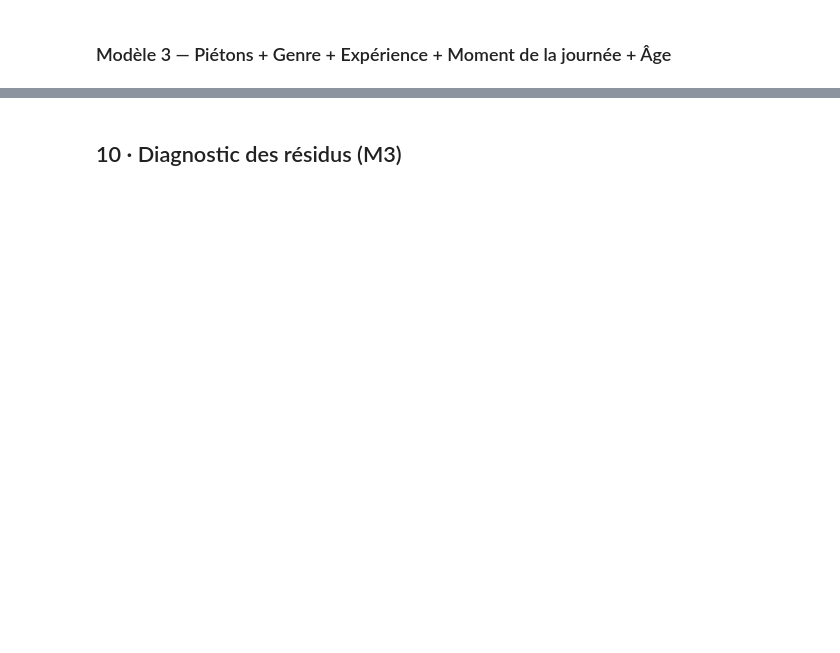
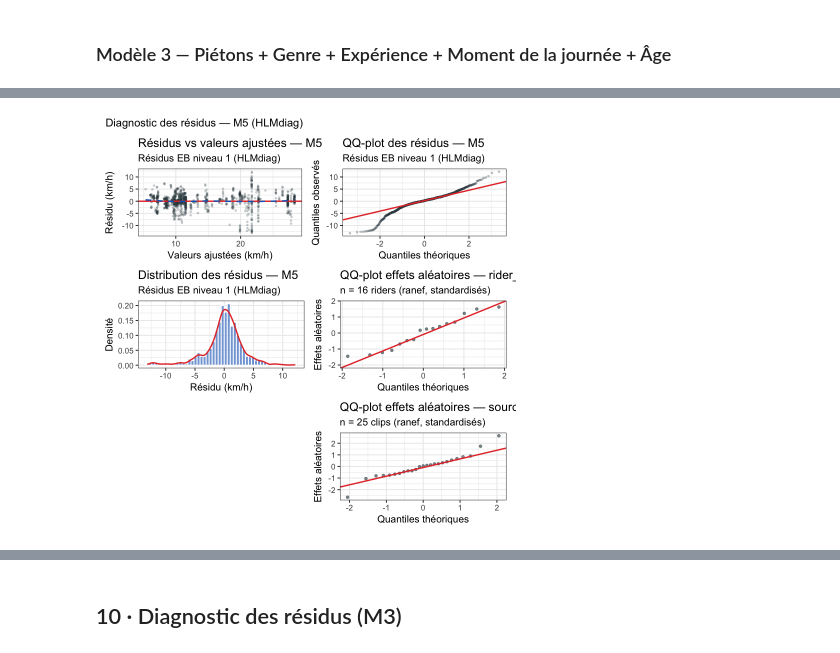
Before and after one commit to martin1207/newmob_modeling, a Jupyter notebook: escooter_linear_speed_R.ipynb, the cells around one changed output, grey strips where cells are left out. Drawn from its saved outputs; the diff is of its cells as text; code cells hidden in the pictures; blank space fills up the shorter version.

```diff
--- a/escooter_linear_speed_R.ipynb
+++ b/escooter_linear_speed_R.ipynb
@@ -560,0 +427,17 @@ wrap_plots(plots_pred, nrow = 1)
+# %%
+r5 <- run_mixed_linear_panel(
+  df_model,
+  rhs = "genre  + z_n_pedestrians + at_intersection + z_prop_interaction_same_direction + is_afternoon",
+  model_name   = "M5_mixed",
+  panel_id_col = c("rider_id","source"),
+  method       = "REML"   # "ML" (défaut) ou "REML"
+)
+all_results[["M5_mixed"]] <- r5$metrics
+
+# Effets aléatoires
+cat(sprintf("sigma_rider = %.4f km/h\n", r5$metrics$sigma_rider))
+cat(sprintf("sigma_trip  = %.4f km/h\n", r5$metrics$extra_sigmas[["source"]]))
+cat(sprintf("sigma_eps   = %.4f km/h\n", r5$metrics$sigma_eps))
+cat(sprintf("ICC         = %.4f\n",       r5$metrics$ICC))
+cat(sprintf("Rm²         = %.4f\n",       r5$metrics$r2_marginal))
+cat(sprintf("Rc²         = %.4f\n",       r5$metrics$r2_conditional))
@@ -560,0 +472,79 @@ wrap_plots(plots_pred, nrow = 1)
+# %%
+if (!requireNamespace("HLMdiag", quietly = TRUE)) install.packages("HLMdiag")
+library(HLMdiag)
+library(ggplot2)
+library(dplyr)
+re_rider <- ranef(r5$fit)$rider_id[, "(Intercept)"]
+
+# Résidus de niveau 1 (EB uniquement — matrice rang-déficiente)
+resid_l1 <- hlm_resid(r5$fit, level = 1, standardize = FALSE, include.ls = FALSE)
+
+plot_df <- data.frame(
+  fitted   = resid_l1$.fitted,
+  residual = resid_l1$.resid,
+  rider_id = as.character(r5$fit@frame[["rider_id"]])
+)
+
+# ── 1. Résidus vs valeurs ajustées ───────────────────────────────────────────
+p1 <- ggplot(plot_df, aes(x = fitted, y = residual)) +
+  geom_point(alpha = 0.2, size = 0.7, color = "#37474F") +
+  geom_hline(yintercept = 0, color = "#E53935", linewidth = 0.8) +
+  geom_smooth(method = "loess", se = FALSE, color = "#1565C0",
+              linewidth = 0.8, linetype = "dashed") +
+  labs(title    = "Résidus vs valeurs ajustées — M5",
+       subtitle = "Résidus EB niveau 1 (HLMdiag)",
+       x = "Valeurs ajustées (km/h)", y = "Résidu (km/h)") +
+  theme_bw(base_size = 12)
+
+# ── 2. QQ-plot résidus niveau 1 ──────────────────────────────────────────────
+p2 <- ggplot(plot_df, aes(sample = residual)) +
+  stat_qq(alpha = 0.25, size = 0.7, color = "#37474F") +
+  stat_qq_line(color = "#E53935", linewidth = 0.8) +
+  labs(title    = "QQ-plot des résidus — M5",
+       subtitle = "Résidus EB niveau 1 (HLMdiag)",
+       x = "Quantiles théoriques", y = "Quantiles observés") +
+  theme_bw(base_size = 12)
+
+# ── 3. Distribution des résidus ──────────────────────────────────────────────
+p3 <- ggplot(plot_df, aes(x = residual)) +
+  geom_histogram(aes(y = after_stat(density)), bins = 50,
+                 fill = "#1565C0", alpha = 0.6, color = "white") +
+  geom_density(color = "#E53935", linewidth = 0.8) +
+  labs(title    = "Distribution des résidus — M5",
+       subtitle = "Résidus EB niveau 1 (HLMdiag)",
+       x = "Résidu (km/h)", y = "Densité") +
+  theme_bw(base_size = 12)
+
+# ── 4. QQ-plot effets aléatoires — rider_id ──────────────────────────────────
+re_rider <- ranef(r5$fit)[["rider_id"]][["(Intercept)"]]
+re_rider_std <- (re_rider - mean(re_rider)) / sd(re_rider)
+p4 <- ggplot(data.frame(re = re_rider_std), aes(sample = re)) +
+  stat_qq(alpha = 0.6, size = 1.2, color = "#37474F") +
+  stat_qq_line(color = "#E53935", linewidth = 0.8) +
+  labs(title    = "QQ-plot effets aléatoires — rider_id",
+       subtitle = sprintf("n = %d riders (ranef, standardisés)", length(re_rider)),
+       x = "Quantiles théoriques", y = "Effets aléatoires") +
+  theme_bw(base_size = 12)
+
+# ── 5. QQ-plot effets aléatoires — source (clip) ─────────────────────────────
+re_source <- ranef(r5$fit)$source[, "(Intercept)"]
+
+re_source_std <- (re_source - mean(re_source)) / sd(re_source)
+p5 <- ggplot(data.frame(re = re_source_std), aes(sample = re)) +
+  stat_qq(alpha = 0.6, size = 1.2, color = "#37474F") +
+  stat_qq_line(color = "#E53935", linewidth = 0.8) +
+  labs(title    = "QQ-plot effets aléatoires — source",
+       subtitle = sprintf("n = %d clips (ranef, standardisés)", length(re_source)),
+       x = "Quantiles théoriques", y = "Effets aléatoires") +
+  theme_bw(base_size = 12)
+
+(p1 | p2) / (p3 | p4) / (plot_spacer() | p5) +
+  plot_annotation(title = "Diagnostic des résidus — M5 (HLMdiag)")
+
+# ── Résumé numérique ─────────────────────────────────────────────────────────
+cat(sprintf("\nRésidus niveau 1 — M5 (HLMdiag)\n"))
+cat(sprintf("  Moyenne : %.4f  SD : %.4f\n", mean(plot_df$residual), sd(plot_df$residual)))
+cat(sprintf("  Min : %.3f  Max : %.3f\n",   min(plot_df$residual),  max(plot_df$residual)))
+cat(sprintf("\nEffets aléatoires — rider_id : n=%d, SD=%.4f\n", length(re_rider), sd(re_rider)))
+cat(sprintf("Effets aléatoires — source   : n=%d, SD=%.4f\n", length(re_source), sd(re_source)))
+# %% [output]
@@ -560,0 +558 @@ wrap_plots(plots_pred, nrow = 1)
+[figure, added]
```
Also changed, not shown: parts of 56 cells of this notebook, 6 other files.
